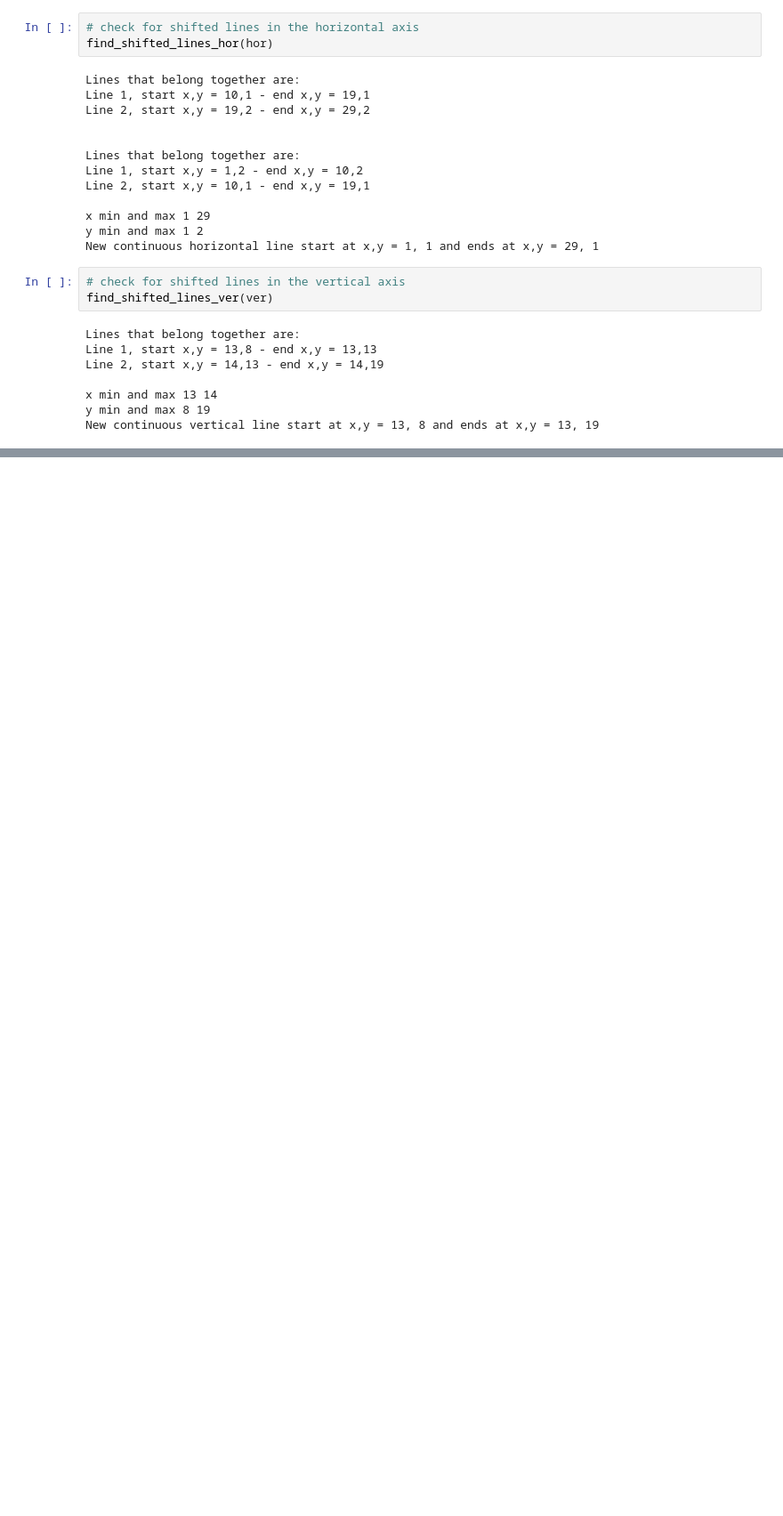
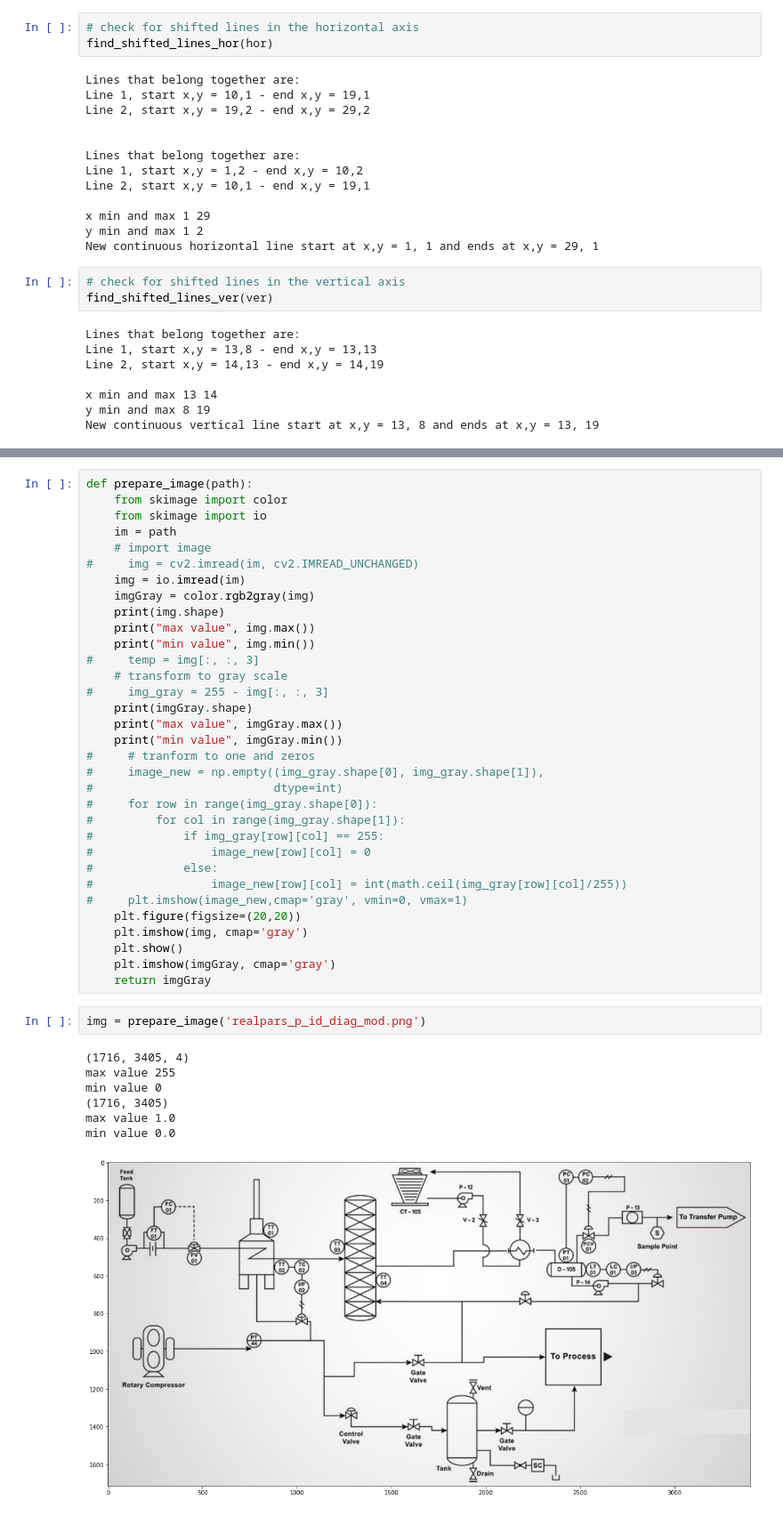
Before and after one commit to synthetica-ai/pid-digitization, a Jupyter notebook: Line_detection_PID_digitization.ipynb, the cells around one changed output, grey strips where cells are left out. Shown at 89% size. Drawn from its saved outputs; the diff is of its cells as text; blank space fills up the shorter version.

```diff
--- a/Line_detection_PID_digitization.ipynb
+++ b/Line_detection_PID_digitization.ipynb
@@ -203,0 +250,43 @@ New continuous vertical line start at x,y = 13, 8 and ends at x,y = 13, 19
+# %%
+def prepare_image(path):
+    from skimage import color
+    from skimage import io
+    im = path
+    # import image
+#     img = cv2.imread(im, cv2.IMREAD_UNCHANGED)
+    img = io.imread(im)
+    imgGray = color.rgb2gray(img)
+    print(img.shape)
+    print("max value", img.max())
+    print("min value", img.min())
+#     temp = img[:, :, 3]
+    # transform to gray scale
+#     img_gray = 255 - img[:, :, 3]
+    print(imgGray.shape)
+    print("max value", imgGray.max())
+    print("min value", imgGray.min())
+#     # tranform to one and zeros
+#     image_new = np.empty((img_gray.shape[0], img_gray.shape[1]),
+#                          dtype=int)
+#     for row in range(img_gray.shape[0]):
+#         for col in range(img_gray.shape[1]):
+#             if img_gray[row][col] == 255:
+#                 image_new[row][col] = 0
+#             else:
+#                 image_new[row][col] = int(math.ceil(img_gray[row][col]/255))
+#     plt.imshow(image_new,cmap='gray', vmin=0, vmax=1)
+    plt.figure(figsize=(20,20))
+    plt.imshow(img, cmap='gray')
+    plt.show()
+    plt.imshow(imgGray, cmap='gray')
+    return imgGray
+# %%
+img = prepare_image('realpars_p_id_diag_mod.png')
+# %% [output]
+(1716, 3405, 4)
+max value 255
+min value 0
+(1716, 3405)
+max value 1.0
+min value 0.0
+[figure, added]
```
Also changed, not shown: parts of 13 cells of this notebook, 1 other file.
